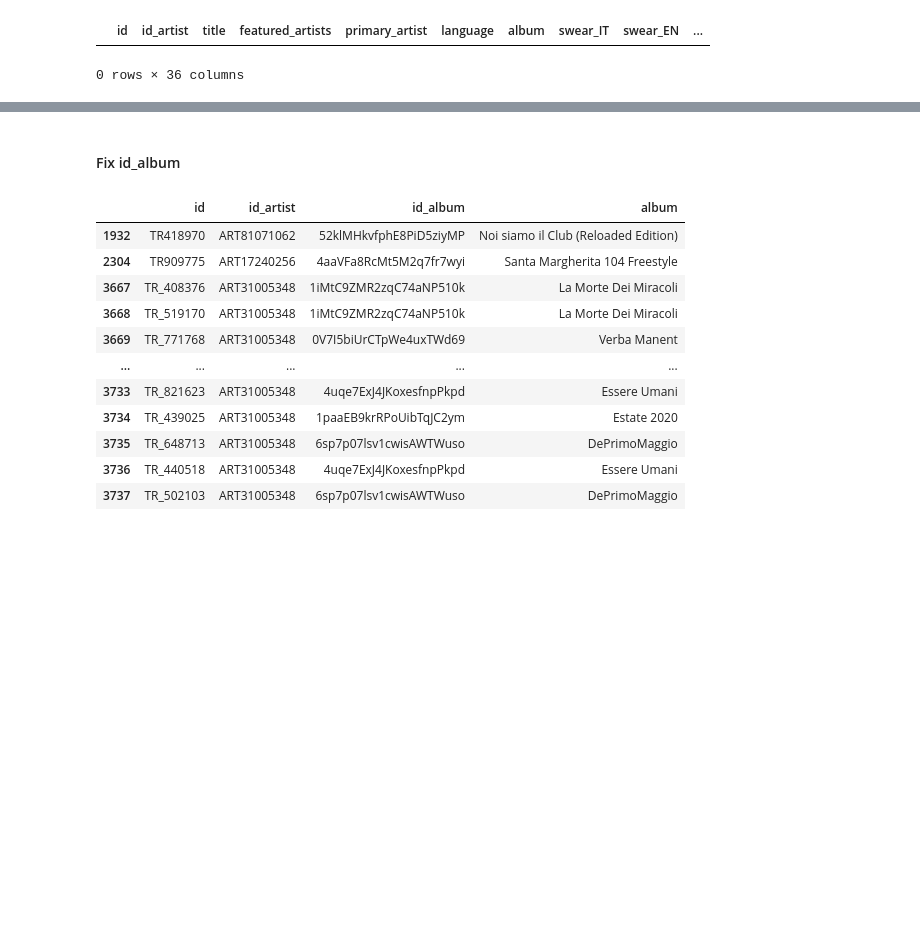
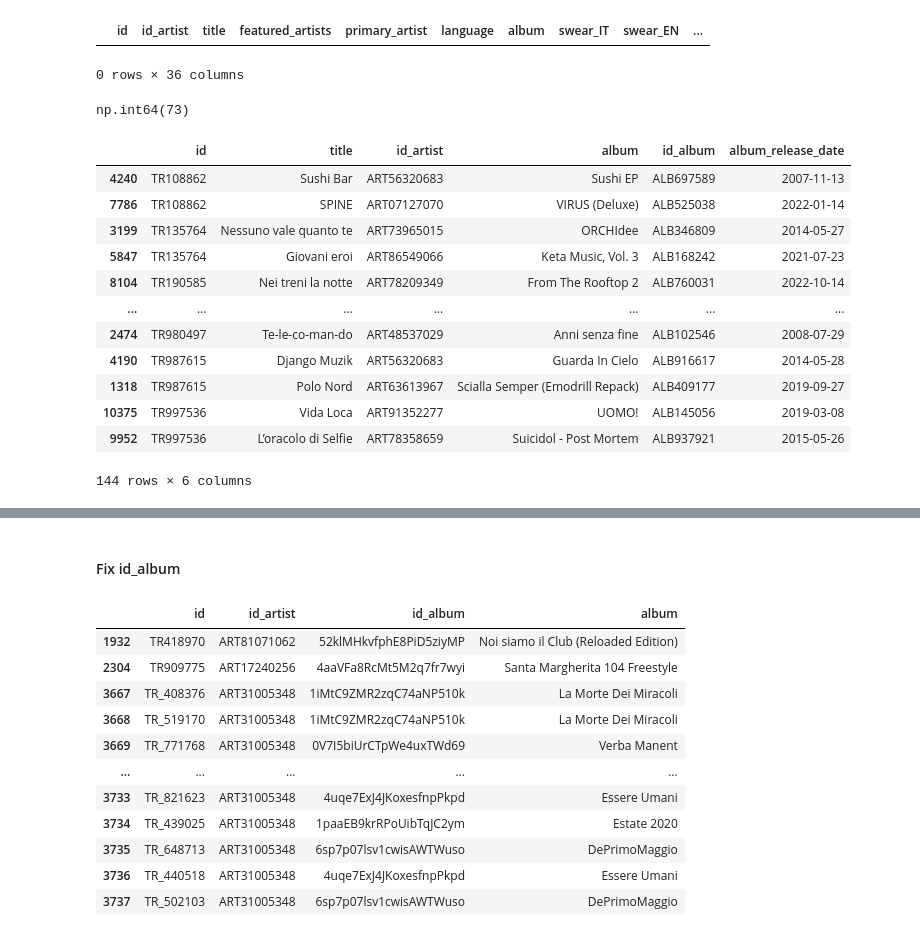
Before and after one commit to Ankit-Bhagat851/DSS-Project, a Jupyter notebook: Chi/tracks_understanding.ipynb, the cells around one changed output, grey strips where cells are left out. Saved outputs shown, nothing was run; the diff lists cells and outputs as text; code cells hidden in the pictures; blank space fills up the shorter version.

```diff
--- a/Chi/tracks_understanding.ipynb
+++ b/Chi/tracks_understanding.ipynb
@@ -1202,3 +1227,23 @@ df_cleaned[df_cleaned["id"].str.contains("TR_", na=False)]
 # %% [output]
 |  | id | id_artist | title | featured_artists | primary_artist | language | album | swear_IT | swear_EN | ... |
 0 rows × 36 columns
+# %%
+df_cleaned.id.duplicated().sum()
+# %% [output]
+np.int64(73)
+# %%
+df_cleaned[df_cleaned.id.duplicated(keep=False)].sort_values('id')[['id','title','id_artist','album','id_album','album_release_date']]
+# %% [output]
+|  | id | title | id_artist | album | id_album | album_release_date |
+| 4240 | TR108862 | Sushi Bar | ART56320683 | Sushi EP | ALB697589 | 2007-11-13 |
+| 7786 | TR108862 | SPINE | ART07127070 | VIRUS (Deluxe) | ALB525038 | 2022-01-14 |
+| 3199 | TR135764 | Nessuno vale quanto te | ART73965015 | ORCHIdee | ALB346809 | 2014-05-27 |
+| 5847 | TR135764 | Giovani eroi | ART86549066 | Keta Music, Vol. 3 | ALB168242 | 2021-07-23 |
+| 8104 | TR190585 | Nei treni la notte | ART78209349 | From The Rooftop 2 | ALB760031 | 2022-10-14 |
+| ... | ... | ... | ... | ... | ... | ... |
+| 2474 | TR980497 | Te-le-co-man-do | ART48537029 | Anni senza fine | ALB102546 | 2008-07-29 |
+| 4190 | TR987615 | Django Muzik | ART56320683 | Guarda In Cielo | ALB916617 | 2014-05-28 |
+| 1318 | TR987615 | Polo Nord | ART63613967 | Scialla Semper (Emodrill Repack) | ALB409177 | 2019-09-27 |
+| 10375 | TR997536 | Vida Loca | ART91352277 | UOMO! | ALB145056 | 2019-03-08 |
+| 9952 | TR997536 | L’oracolo di Selfie | ART78358659 | Suicidol - Post Mortem | ALB937921 | 2015-05-26 |
+144 rows × 6 columns
```
Also changed, not shown: parts of 48 cells of this notebook, 2 other files.
